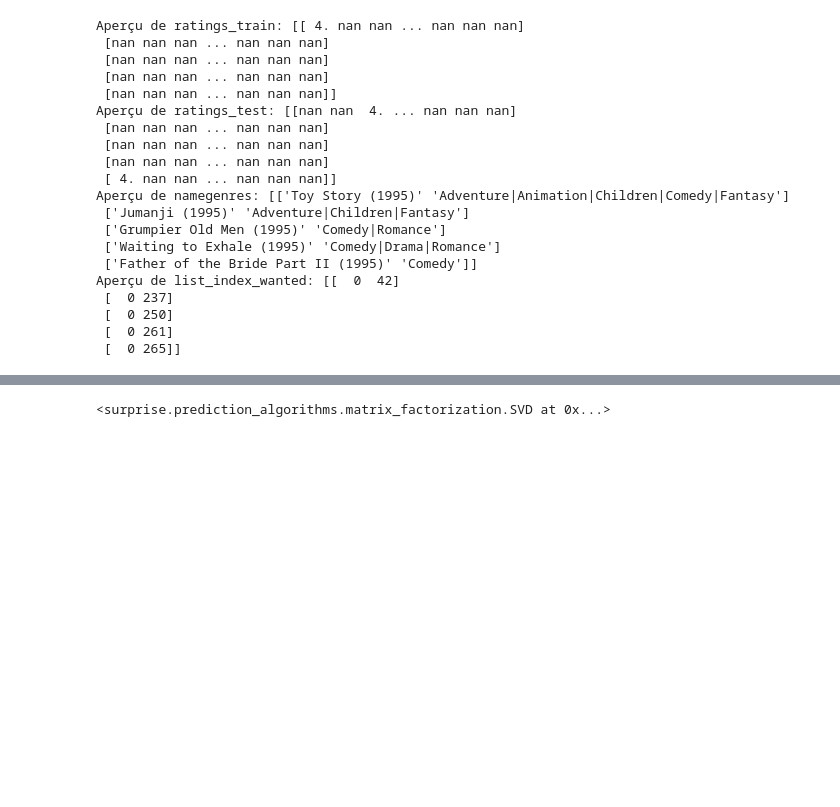
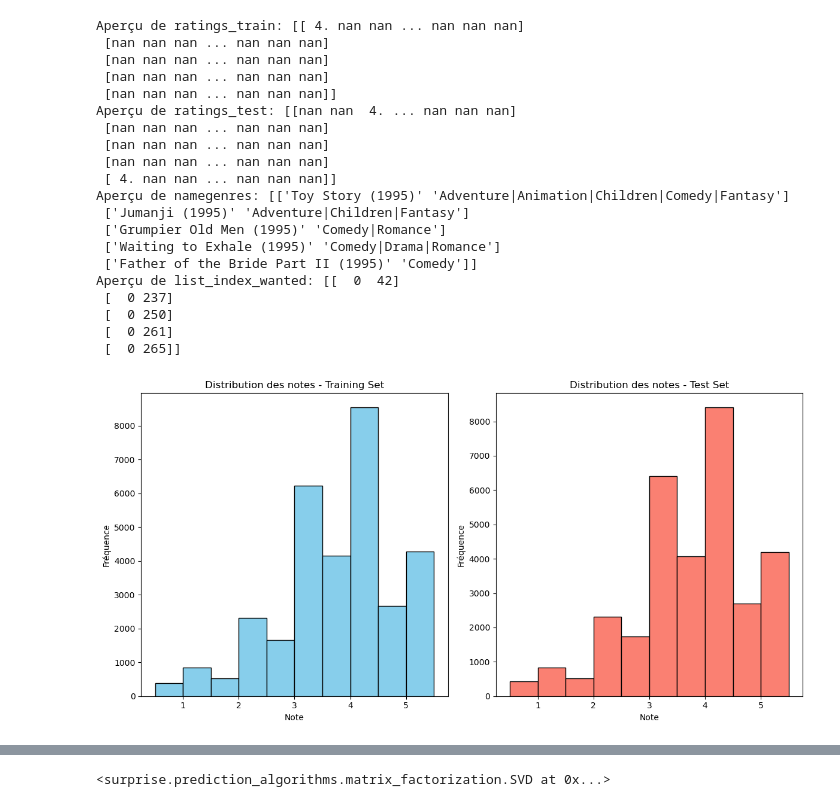
Before and after one commit to amandine32/ProjetML, a Jupyter notebook: recommandation.ipynb, the cells around one changed output, grey strips where cells are left out. Drawn from its saved outputs; the diff is of its cells as text; code cells hidden in the pictures; blank space fills up the shorter version.

```diff
--- a/recommandation.ipynb
+++ b/recommandation.ipynb
@@ -50,3 +50,36 @@ Aperçu de list_index_wanted: [[  0  42]
  [  0 250]
  [  0 261]
  [  0 265]]
+# %%
+import numpy as np
+import matplotlib.pyplot as plt
+
+# Remplacer les NaN par 0 pour faciliter la visualisation
+ratings_train_non_nan = np.nan_to_num(ratings_train, nan=0).flatten()
+ratings_test_non_nan = np.nan_to_num(ratings_test, nan=0).flatten()
+
+# Filtrer les notes supérieures à 0 (supposant que 0 signifie absence de note)
+ratings_train_non_nan = ratings_train_non_nan[ratings_train_non_nan > 0]
+ratings_test_non_nan = ratings_test_non_nan[ratings_test_non_nan > 0]
+
+# Créer l'histogramme
+plt.figure(figsize=(12, 6))
+
+# Histogramme pour ratings_train
+plt.subplot(1, 2, 1)
+plt.hist(ratings_train_non_nan, bins=np.arange(0.5, 6, 0.5), color='skyblue', edgecolor='black')
+plt.title("Distribution des notes - Training Set")
+plt.xlabel("Note")
+plt.ylabel("Fréquence")
+
+# Histogramme pour ratings_test
+plt.subplot(1, 2, 2)
+plt.hist(ratings_test_non_nan, bins=np.arange(0.5, 6, 0.5), color='salmon', edgecolor='black')
+plt.title("Distribution des notes - Test Set")
+plt.xlabel("Note")
+plt.ylabel("Fréquence")
+
+plt.tight_layout()
+plt.show()
+# %% [output]
+[figure, added]
```
Also changed, not shown: parts of 6 cells of this notebook.
